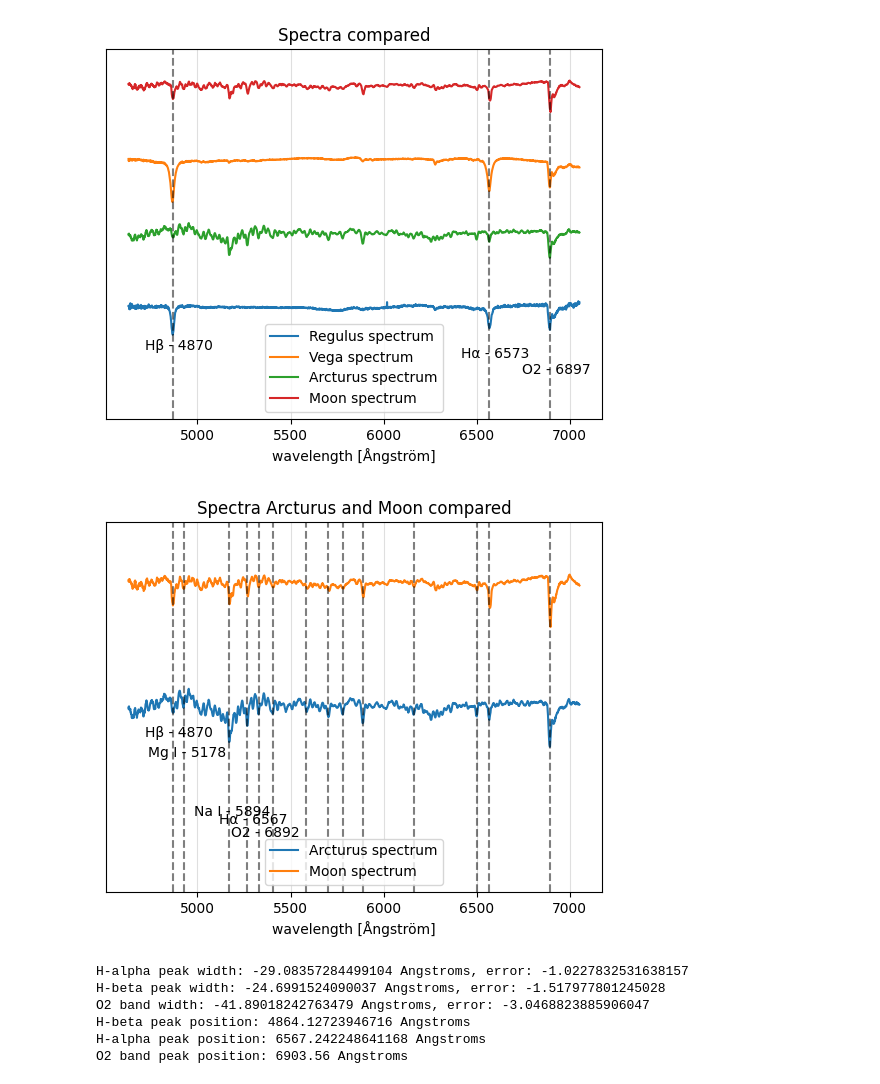
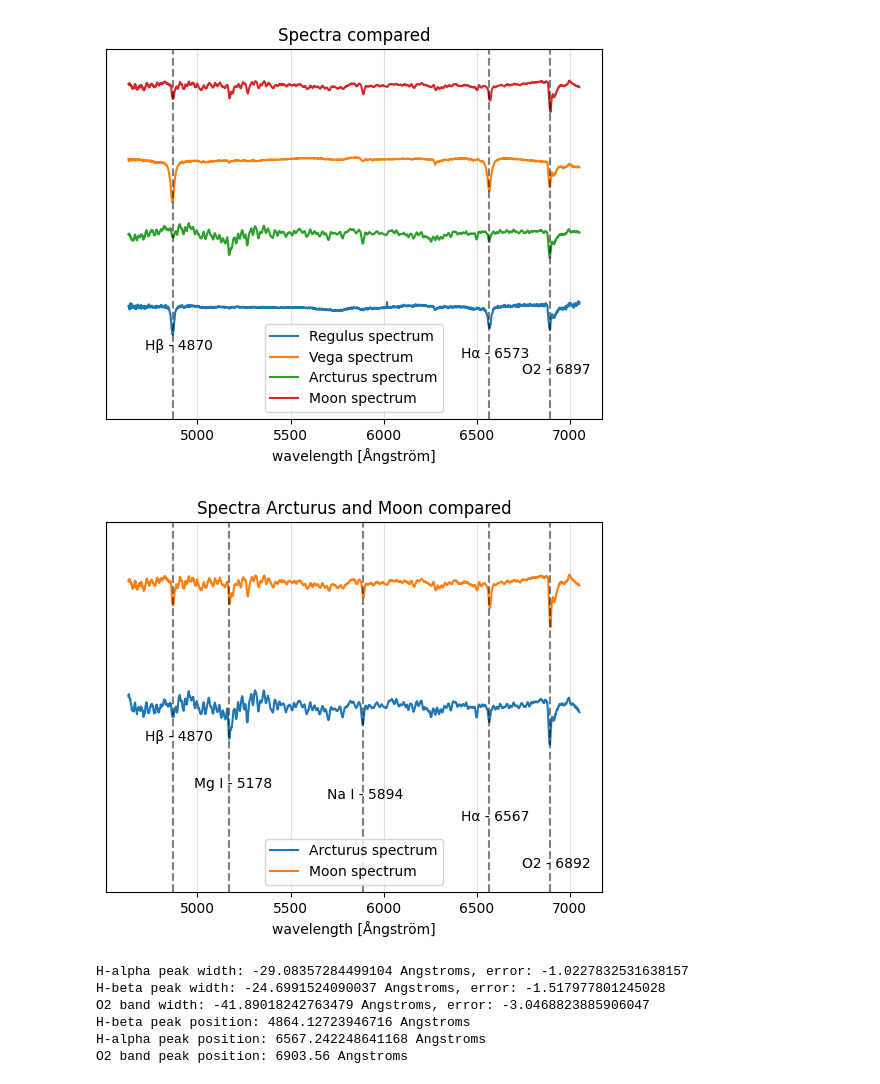
Before and after one commit to Timobrenn/G99-Spectroscopy, a Jupyter notebook: noteeeboiek.ipynb, the cells around one changed output. Drawn from its saved outputs; the diff is of its cells as text; code cells hidden in the pictures.

```diff
--- a/noteeeboiek.ipynb
+++ b/noteeeboiek.ipynb
@@ -1083,26 +1083,26 @@ close(fig)
 # %%
 fig = figure()
 frame = fig.add_subplot(1, 1, 1)
 frame.plot(wavelength_calibrated, Flatline_Arcturus, label = 'Arcturus spectrum')
 frame.plot(wavelength_calibrated, Flatline_Moon+1, label = 'Moon spectrum')
-for i in Arcturus_peaks:
+for i in Arcturus_peaks_cropped:
     frame.axvline(i, color='k', linestyle='--', alpha=0.5)
 for i, txt in enumerate(n_Arcturus):
     if i == 0 or i == 3 or i == 4:
-        frame.annotate(txt, (Arcturus_peaks[i], Flatline_Arcturus[Moon_peaks_pixel][i]),(Arcturus_peaks[i]-150, Flatline_Arcturus[Arcturus_peaks_pixel][i] - i*0.2-0.2))
+        frame.annotate(txt, (Arcturus_peaks_cropped[i], Flatline_Arcturus[Moon_peaks_pixel_cropped][i]),(Arcturus_peaks_cropped[i]-150, Flatline_Arcturus[Arcturus_peaks_pixel_cropped][i] - i*0.2-0.2))
     else:
-        frame.annotate(txt, (Arcturus_peaks[i], Flatline_Arcturus[Moon_peaks_pixel][i]),(Arcturus_peaks[i]-190, Flatline_Arcturus[Arcturus_peaks_pixel][i] - i*0.2-0.2))
+        frame.annotate(txt, (Arcturus_peaks_cropped[i], Flatline_Arcturus[Moon_peaks_pixel_cropped][i]),(Arcturus_peaks_cropped[i]-190, Flatline_Arcturus[Arcturus_peaks_pixel_cropped][i] - i*0.2-0.2))
 frame.set_title(f"Spectra Arcturus and Moon compared")
 frame.set_xlabel('wavelength [Ångström]')
 frame.set_yticks([])
 frame.legend(loc = 'lower center')
 frame.grid(alpha=0.4)
 frame.set_ylim([-0.5,2.5])
 fig.savefig('Spectra compared Arctrurus and Moon.png', dpi=300)
 show(fig)
 close(fig)
 # %% [output]
-[figure, old version]
+[figure, new version]
 # %%
 # Fitting Gaussians to the Vega peaks
 def f_gaussian(x, amp, mu, sigma, zero):
```
Also changed, not shown: parts of 8 cells of this notebook.
